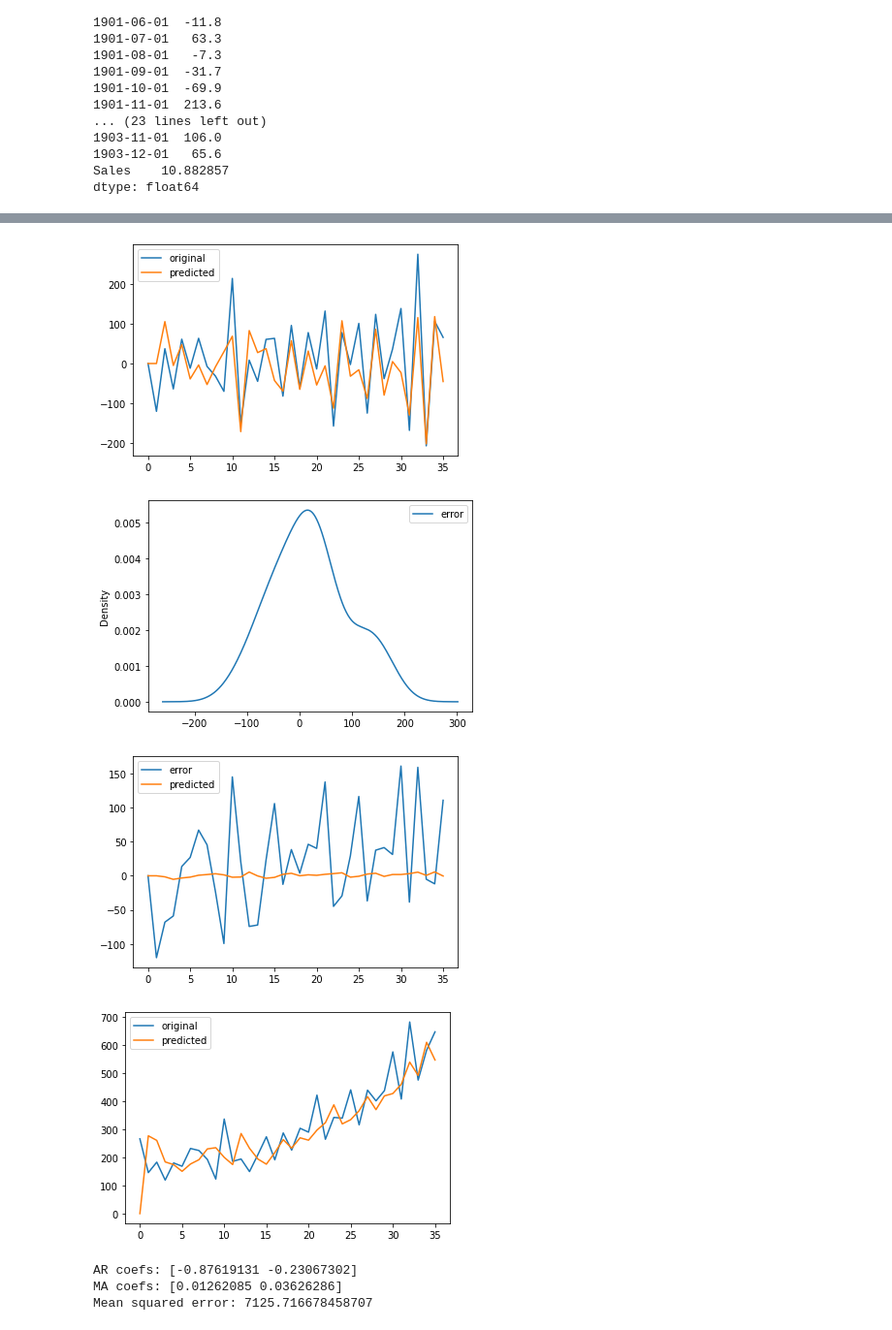
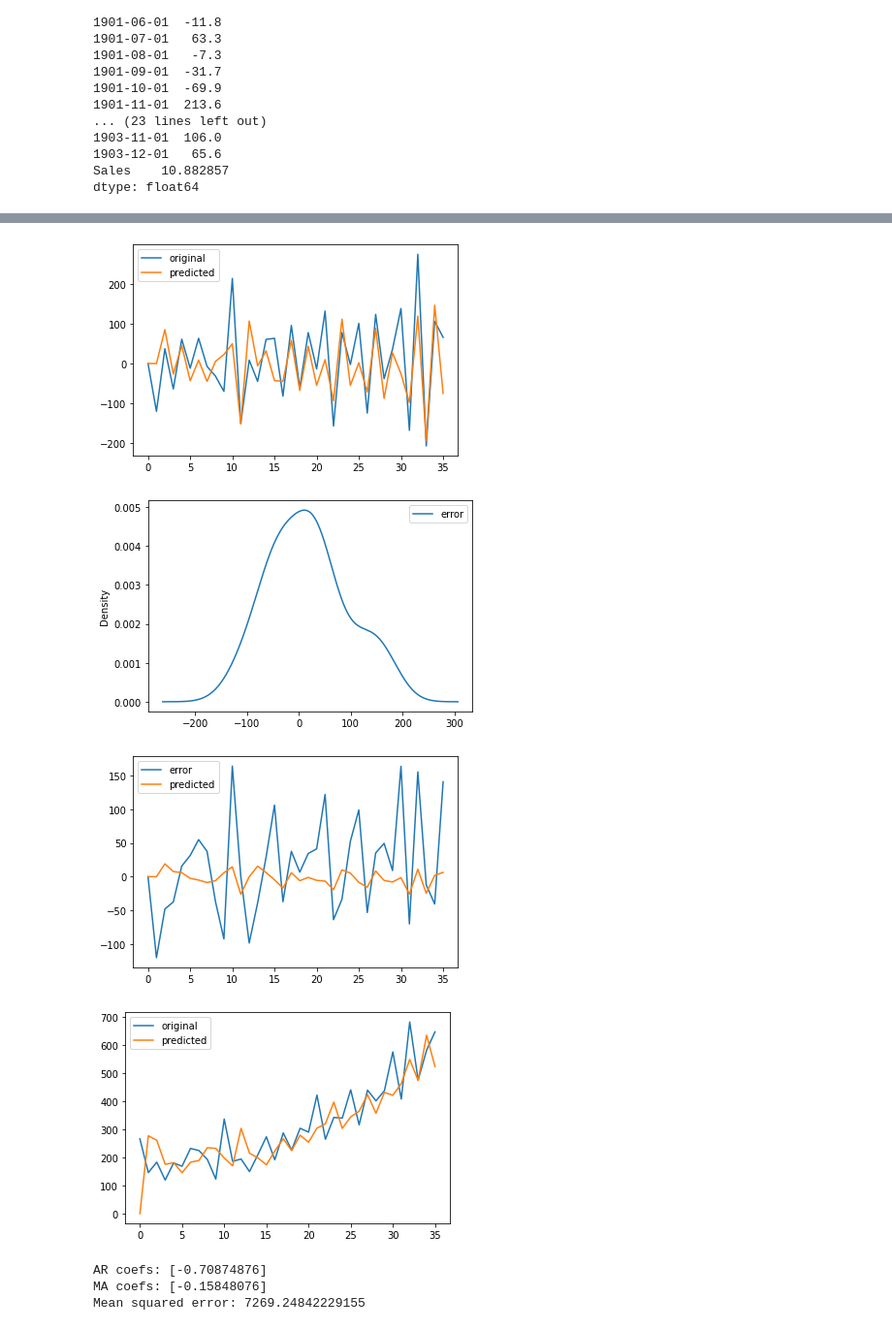
Before and after one commit to matt-juan23/time-series-forecasting, a Jupyter notebook: ARIMA.ipynb, the cells around one changed output, grey strips where cells are left out. Shown at 97% size. Saved outputs shown, nothing was run; the diff lists cells and outputs as text; code cells hidden in the pictures.

```diff
--- a/ARIMA.ipynb
+++ b/ARIMA.ipynb
@@ -207,15 +208,15 @@ Mean squared error: 6378.90177658992
 [figure]
 [figure]
 # %%
-res, ar_coefs, ma_coefs, rmse = myARIMA(data, 2,1,2)
+res, ar_coefs, ma_coefs, rmse = myARIMA(data, 1,1,1)
 print("AR coefs:", ar_coefs)
 print("MA coefs:", ma_coefs)
 print("Mean squared error:", rmse)
 # %% [output]
-[figure, old version]
+[figure, new version]
-[figure, old version]
+[figure, new version]
-[figure, old version]
+[figure, new version]
-[figure, old version]
+[figure, new version]
-AR coefs: [-0.87619131 -0.23067302]
-MA coefs: [0.01262085 0.03626286]
-Mean squared error: 7125.716678458707
+AR coefs: [-0.70874876]
+MA coefs: [-0.15848076]
+Mean squared error: 7269.24842229155
```
Also changed, not shown: parts of 6 cells of this notebook, 2 other files.
